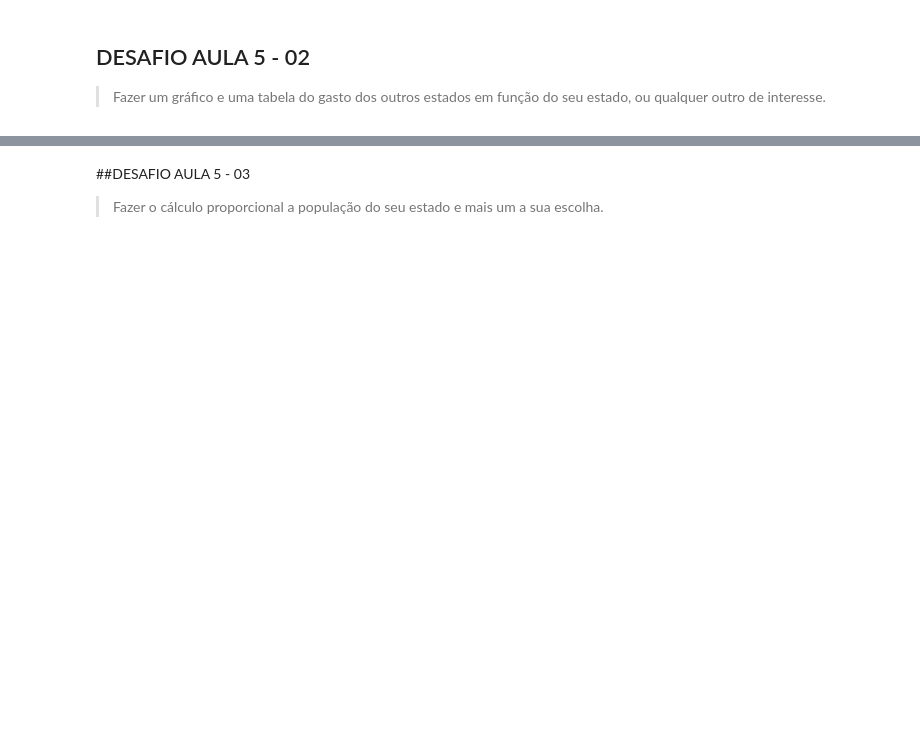
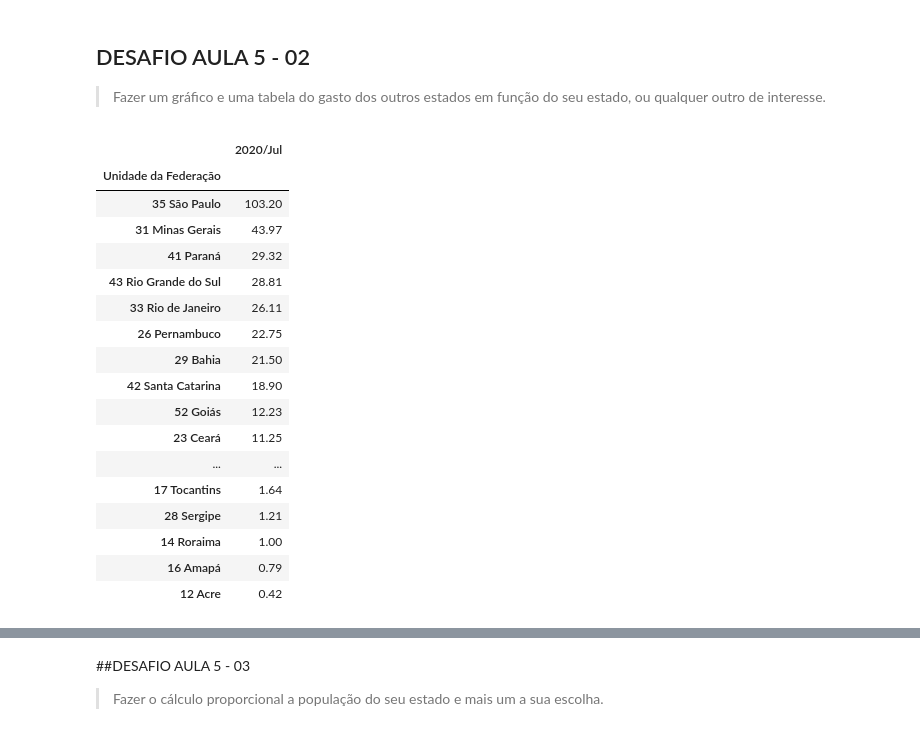
Before and after one commit to MatheusOrange211/Bootcamp-Alura, a Jupyter notebook: Bootcamp_Alura_Data_Science_Hospitalar.ipynb, the cells around one changed output, grey strips where cells are left out. Drawn from its saved outputs; the diff is of its cells as text; code cells hidden in the pictures; blank space fills up the shorter version.

```diff
--- a/Bootcamp_Alura_Data_Science_Hospitalar.ipynb
+++ b/Bootcamp_Alura_Data_Science_Hospitalar.ipynb
@@ -1159,3 +1170,25 @@ gastos_do_ultimo_mes.plot(kind="bar")
 # %% [markdown]
 ## DESAFIO AULA 5 - 02
 >Fazer um gráfico e uma tabela do gasto dos outros estados em função do seu estado, ou qualquer outro de interesse.
+# %%
+gastos_comparacao_roraima = gastos_do_ultimo_mes / gastos_do_ultimo_mes.loc["14 Roraima"]
+gastos_comparacao_roraima
+# %% [output]
+|  | 2020/Jul |
+| Unidade da Federação |  |
+| 35 São Paulo | 103.20 |
+| 31 Minas Gerais | 43.97 |
+| 41 Paraná | 29.32 |
+| 43 Rio Grande do Sul | 28.81 |
+| 33 Rio de Janeiro | 26.11 |
+| 26 Pernambuco | 22.75 |
+| 29 Bahia | 21.50 |
+| 42 Santa Catarina | 18.90 |
+| 52 Goiás | 12.23 |
+| 23 Ceará | 11.25 |
+| ... | ... |
+| 17 Tocantins | 1.64 |
+| 28 Sergipe | 1.21 |
+| 14 Roraima | 1.00 |
+| 16 Amapá | 0.79 |
+| 12 Acre | 0.42 |
```
Also changed, not shown: parts of 22 cells of this notebook.
